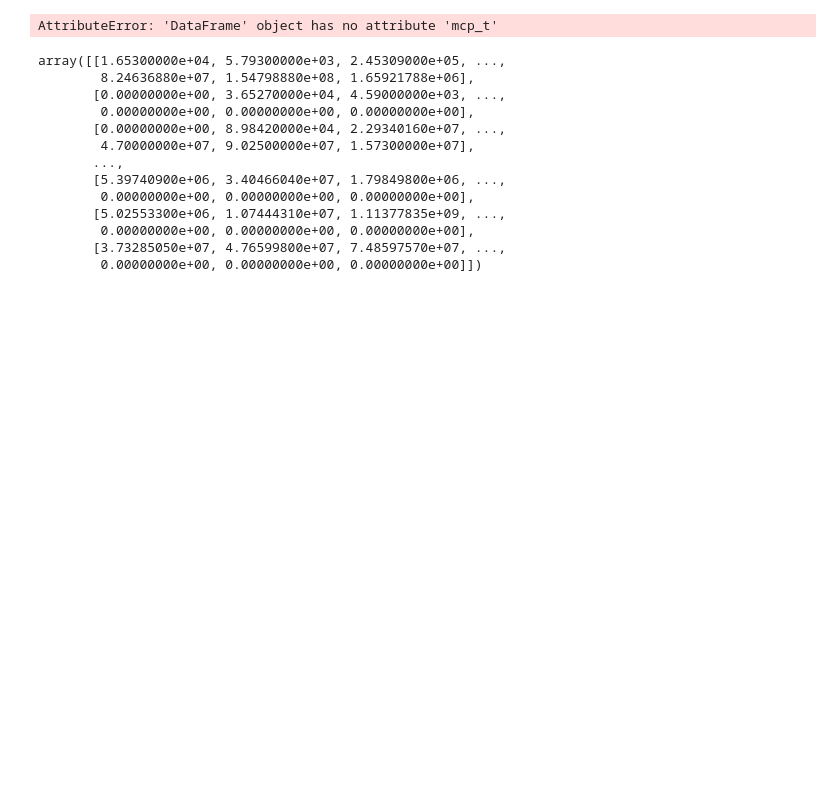
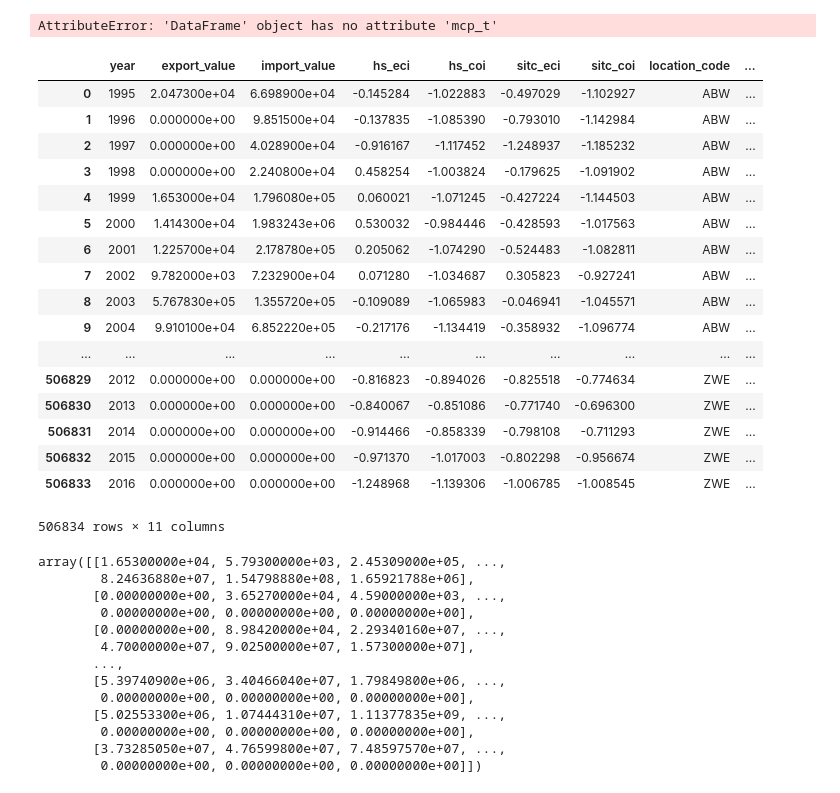
Before and after one commit to hashc/Skills, a Jupyter notebook: ecomplexity.ipynb, the cells around one changed output. Cells and saved outputs as stored; diff of their text form; code cells hidden in the pictures; blank space fills up the shorter version.

```diff
--- a/ecomplexity.ipynb
+++ b/ecomplexity.ipynb
@@ -164,6 +164,27 @@ trade_cols = {'time':'year', 'loc':'location_code', 'prod':'hs_product_code', 'v
 
 # # Calculate proximity matrix
 # prox_df = proximity(data, trade_cols)
+# %%
+Data
+# %% [output]
+|  | year | export_value | import_value | hs_eci | hs_coi | sitc_eci | sitc_coi | location_code | ... |
+| 0 | 1995 | 2.047300e+04 | 6.698900e+04 | -0.145284 | -1.022883 | -0.497029 | -1.102927 | ABW | ... |
+| 1 | 1996 | 0.000000e+00 | 9.851500e+04 | -0.137835 | -1.085390 | -0.793010 | -1.142984 | ABW | ... |
+| 2 | 1997 | 0.000000e+00 | 4.028900e+04 | -0.916167 | -1.117452 | -1.248937 | -1.185232 | ABW | ... |
+| 3 | 1998 | 0.000000e+00 | 2.240800e+04 | 0.458254 | -1.003824 | -0.179625 | -1.091902 | ABW | ... |
+| 4 | 1999 | 1.653000e+04 | 1.796080e+05 | 0.060021 | -1.071245 | -0.427224 | -1.144503 | ABW | ... |
+| 5 | 2000 | 1.414300e+04 | 1.983243e+06 | 0.530032 | -0.984446 | -0.428593 | -1.017563 | ABW | ... |
+| 6 | 2001 | 1.225700e+04 | 2.178780e+05 | 0.205062 | -1.074290 | -0.524483 | -1.082811 | ABW | ... |
+| 7 | 2002 | 9.782000e+03 | 7.232900e+04 | 0.071280 | -1.034687 | 0.305823 | -0.927241 | ABW | ... |
+| 8 | 2003 | 5.767830e+05 | 1.355720e+05 | -0.109089 | -1.065983 | -0.046941 | -1.045571 | ABW | ... |
+| 9 | 2004 | 9.910100e+04 | 6.852220e+05 | -0.217176 | -1.134419 | -0.358932 | -1.096774 | ABW | ... |
+| ... | ... | ... | ... | ... | ... | ... | ... | ... | ... |
+| 506829 | 2012 | 0.000000e+00 | 0.000000e+00 | -0.816823 | -0.894026 | -0.825518 | -0.774634 | ZWE | ... |
+| 506830 | 2013 | 0.000000e+00 | 0.000000e+00 | -0.840067 | -0.851086 | -0.771740 | -0.696300 | ZWE | ... |
+| 506831 | 2014 | 0.000000e+00 | 0.000000e+00 | -0.914466 | -0.858339 | -0.798108 | -0.711293 | ZWE | ... |
+| 506832 | 2015 | 0.000000e+00 | 0.000000e+00 | -0.971370 | -1.017003 | -0.802298 | -0.956674 | ZWE | ... |
+| 506833 | 2016 | 0.000000e+00 | 0.000000e+00 | -1.248968 | -1.139306 | -1.006785 | -1.008545 | ZWE | ... |
+506834 rows × 11 columns
 # %%
 import numpy as np
 import pandas as pd
```
Also changed, not shown: 2 other files.
